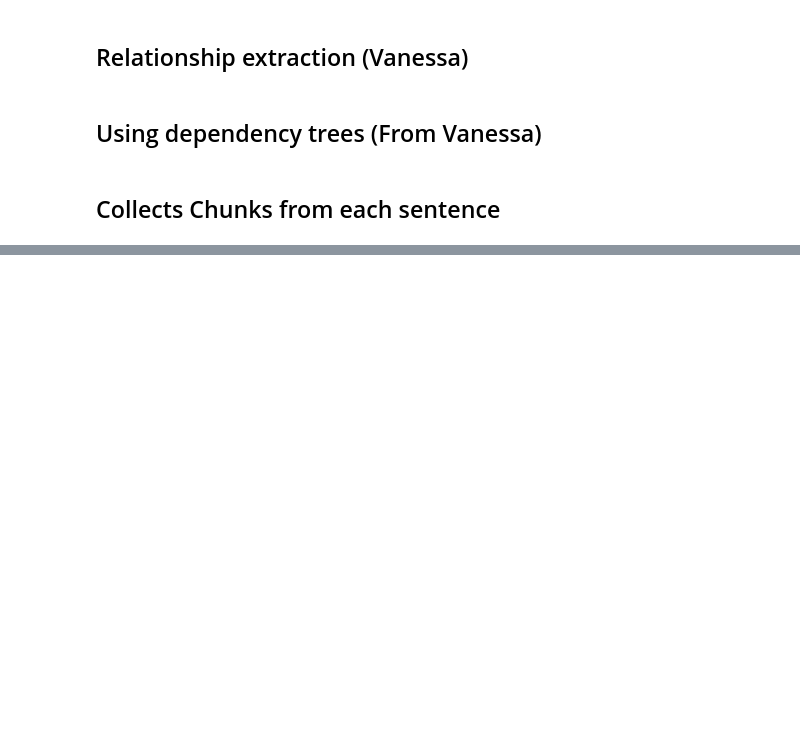
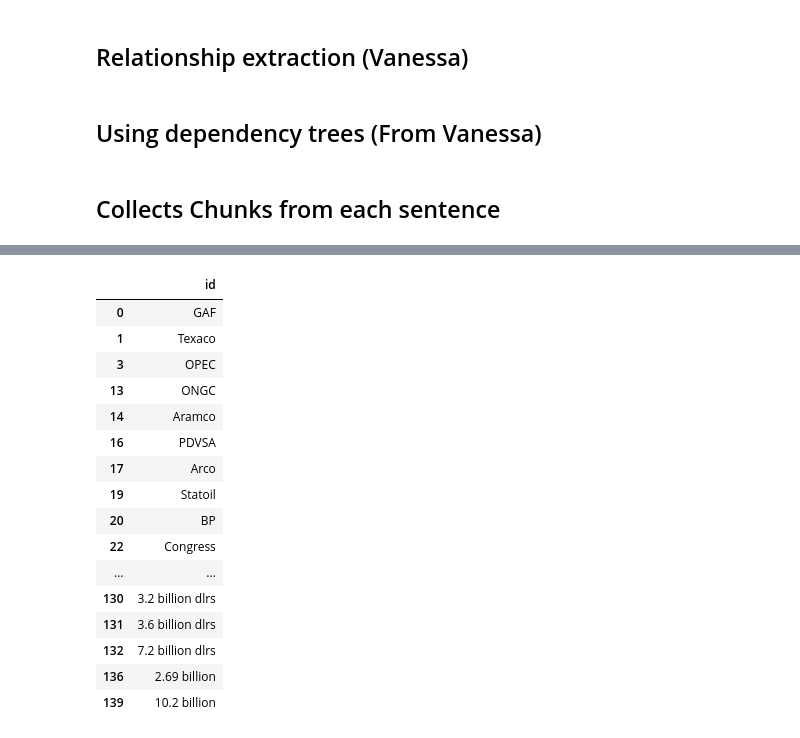
Before and after one commit to mokegg/Project_06-Algorythm, a Jupyter notebook: project_pipeline.ipynb, the cells around one changed output, grey strips where cells are left out. Drawn from its saved outputs; the diff is of its cells as text; code cells hidden in the pictures; blank space fills up the shorter version.

```diff
--- a/project_pipeline.ipynb
+++ b/project_pipeline.ipynb
@@ -249,0 +353,17 @@ df.to_csv('data/chunks_list.csv')
+# %%
+from jaal import Jaal
+from jaal.datasets import load_got
+import pandas as pd
+edge_df = pd.read_csv("data/edge_df.csv")
+node_df = pd.read_csv("data/node_df.csv")
+edge_df.drop(columns =['Unnamed: 0'], inplace=True)
+node_df.drop(columns =['Unnamed: 0'], inplace=True)
+node_df.drop_duplicates(inplace = True)
+node_df.reset_index(drop=True, inplace=True)
+edge_df.drop_duplicates(inplace = True)
+edge_df.reset_index(drop=True, inplace=True)
+
+# init Jaal and run server
+Jaal(edge_df, node_df).plot(vis_opts={'height': '600px', # change height
+                                      'interaction':{'hover': True}, # turn on-off the hover
+                                      'physics':{'stabilization':{'iterations': 100}}}) # define the convergence iteration of network
@@ -249,0 +383,20 @@ df.to_csv('data/chunks_list.csv')
+# %%
+node_df
+# %% [output]
+|  | id |
+| 0 | GAF |
+| 1 | Texaco |
+| 3 | OPEC |
+| 13 | ONGC |
+| 14 | Aramco |
+| 16 | PDVSA |
+| 17 | Arco |
+| 19 | Statoil |
+| 20 | BP |
+| 22 | Congress |
+| ... | ... |
+| 130 | 3.2 billion dlrs |
+| 131 | 3.6 billion dlrs |
+| 132 | 7.2 billion dlrs |
+| 136 | 2.69 billion |
+| 139 | 10.2 billion |
```
Also changed, not shown: parts of 28 cells of this notebook.
